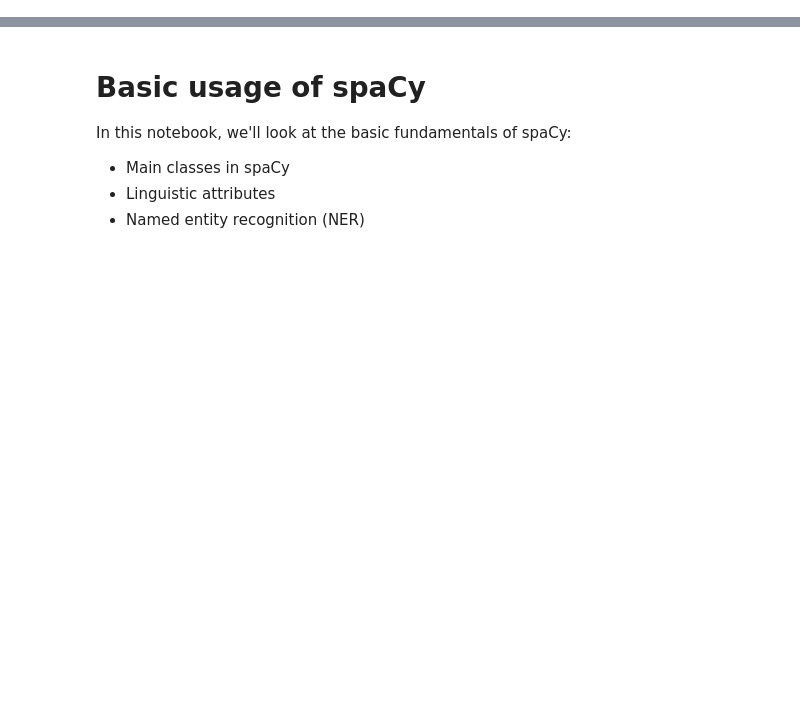
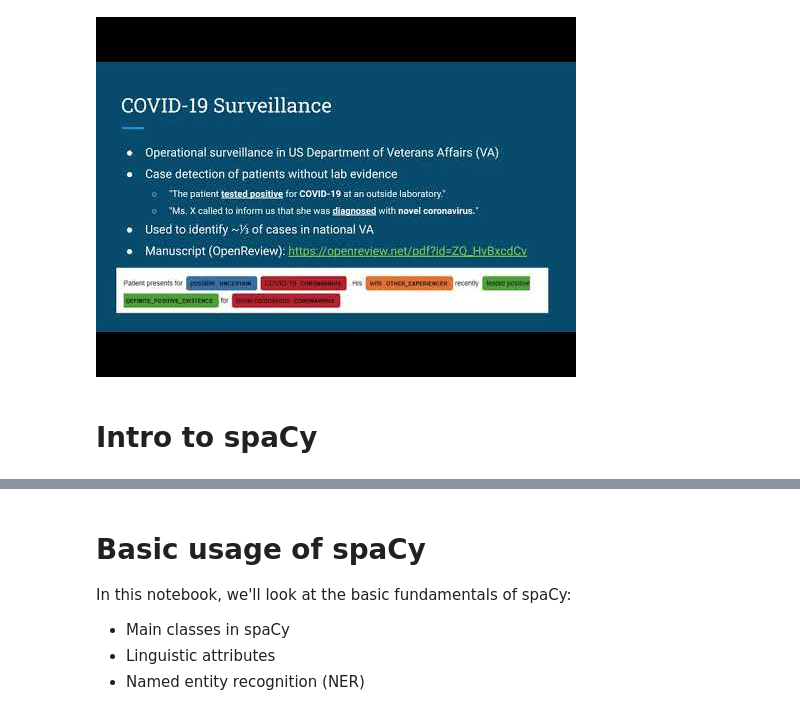
Before and after one commit to Melbourne-BMDS/mimic34md2020_materials, a Jupyter notebook: notebooks/nlp-01-intro_spacy.ipynb, the cells around one changed output, grey strips where cells are left out. Saved outputs shown, nothing was run; the diff lists cells and outputs as text; code cells hidden in the pictures; blank space fills up the shorter version.

```diff
--- a/notebooks/nlp-01-intro_spacy.ipynb
+++ b/notebooks/nlp-01-intro_spacy.ipynb
@@ -4,0 +22,6 @@ from spacy import displacy
+# %%
+YouTubeVideo("suVOm0CFX7A")
+# %% [output]
+[figure, added]
+# %% [markdown]
+# Intro to spaCy
```
Also changed, not shown: parts of 25 cells of this notebook, 1 other file.
